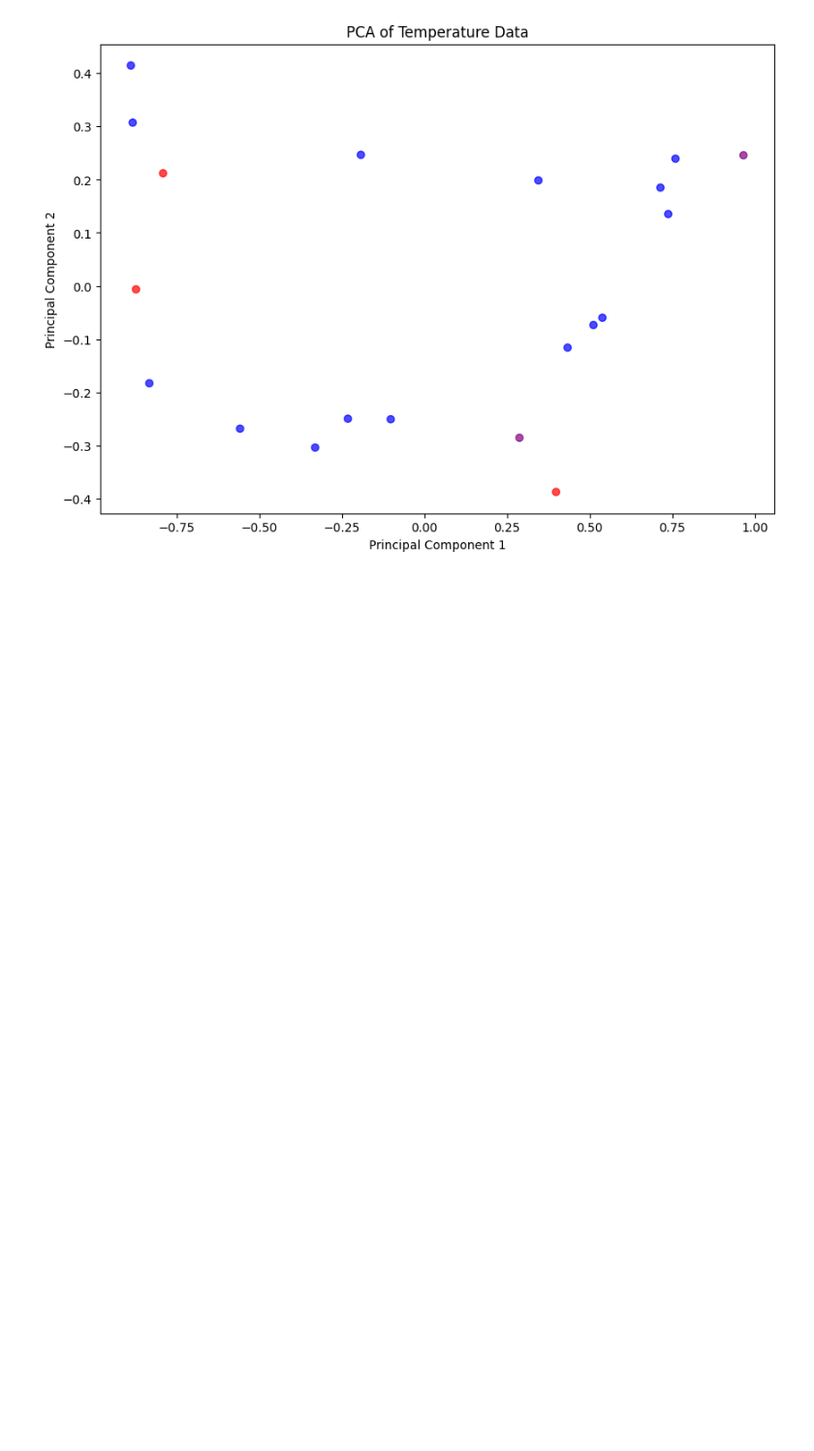
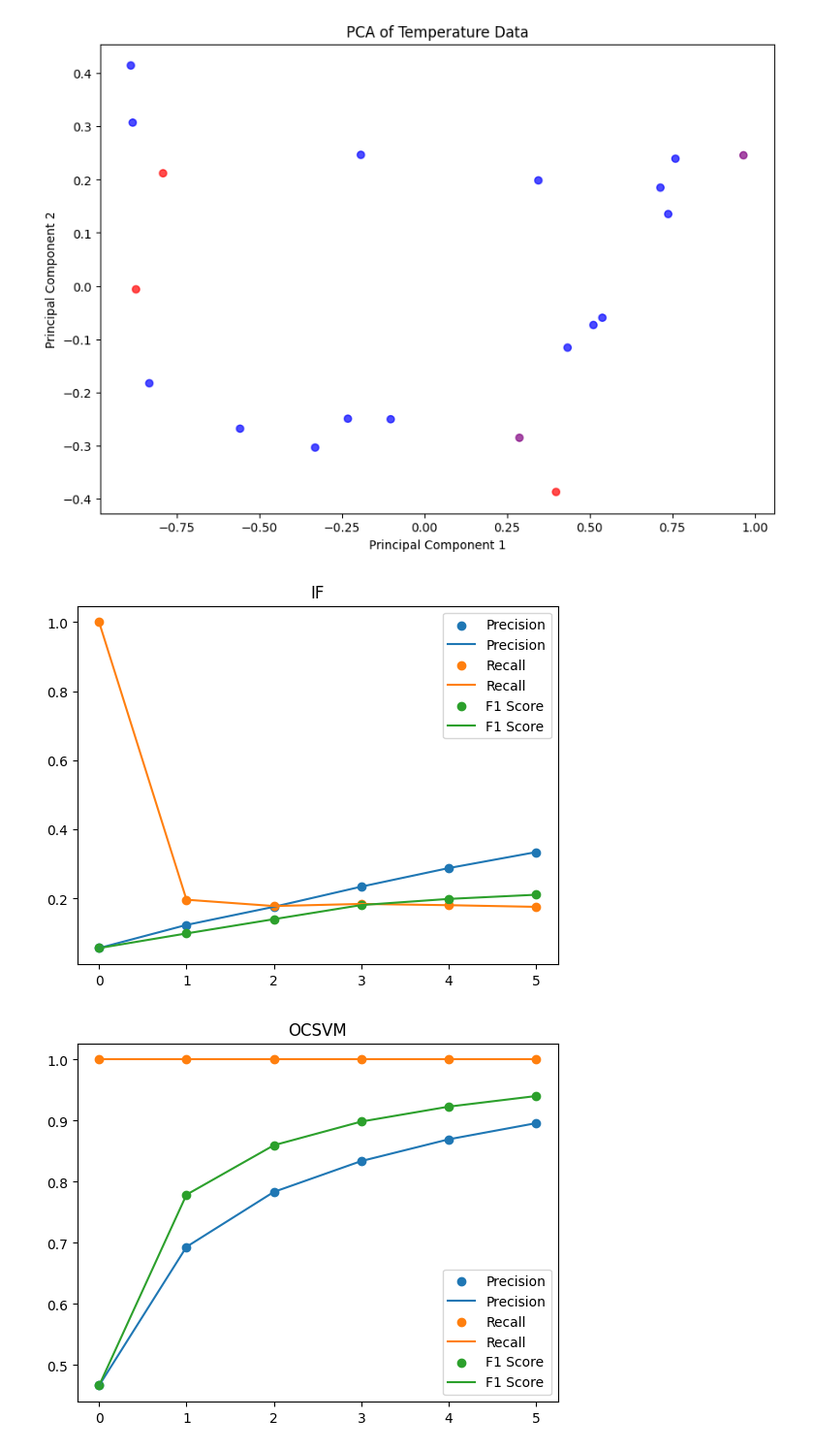
Before and after one commit to James-Hong-Jey/satellite-anomaly-detection, a Jupyter notebook: data_exploration.ipynb, the cells around one changed output. Shown at 97% size. Saved outputs shown, nothing was run; the diff lists cells and outputs as text; code cells hidden in the pictures; blank space fills up the shorter version.

Commit message:
Add benchmark - LSTM broken (insert anomalies minimum difference too small?)

```diff
--- a/data_exploration.ipynb
+++ b/data_exploration.ipynb
@@ -288,14 +288,24 @@ PCA 2D Plot:
 # %%
 import pandas as pd
 import matplotlib.pyplot as plt
 
 algorithms = ['IF', 'OCSVM', 'LSTM', 'GMM', 'XGB']
 
 for algorithm in algorithms:
-    df = pd.read_csv(f'results/results_{algorithm}.csv')
+    TS_temp_5  = ['ADC_TS-1 (XP) Temperature', 'ADC_TS-2 (XN) Temperature', 'ADC_TS-3 (YP) Temperature', 'ADC_TS-4 (YN) Temperature', 'ADC_TS-5 (ZP) Temperature']
+    TS_temp_3 = ['ADC_TS-1 (XP) Temperature', 'ADC_TS-2 (XN) Temperature', 'ADC_TS-3 (YP) Temperature']
+    # df = pd.read_csv(f'results/results_{algorithm}_de9a2c4d48.csv')
+    df = pd.read_csv(f'results/results_{algorithm}_{TS_temp_3}.csv')
     plt.scatter(df['Num of Anomalies'], df['Precision'], label='Precision')
+    plt.plot(df['Num of Anomalies'], df['Precision'], label='Precision')
     plt.scatter(df['Num of Anomalies'], df['Recall'], label='Recall')
+    plt.plot(df['Num of Anomalies'], df['Recall'], label='Recall')
     plt.scatter(df['Num of Anomalies'], df['F1 Score'], label='F1 Score')
+    plt.plot(df['Num of Anomalies'], df['F1 Score'], label='F1 Score')
     plt.title(f'{algorithm}')
     plt.legend()
     plt.show()
+# results_GMM_de9a2c4d48
+# %% [output]
+[figure, added]
+[figure, added]
```
Also changed, not shown: parts of 1 cell of this notebook, 4 other files.
